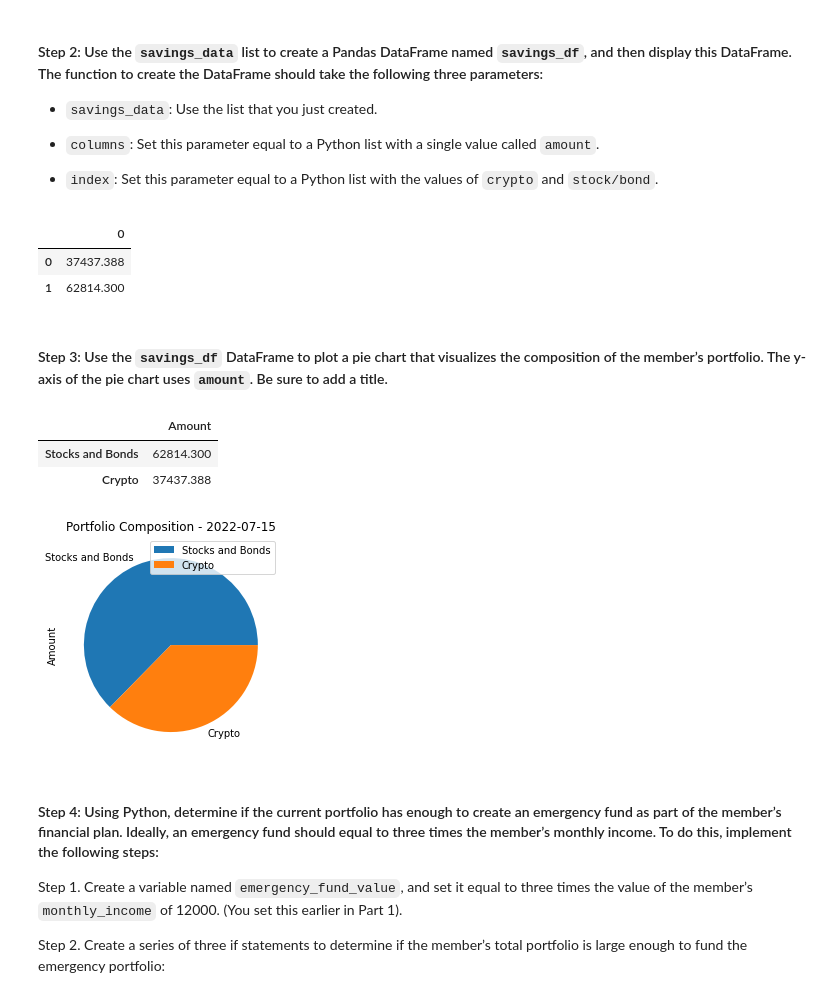
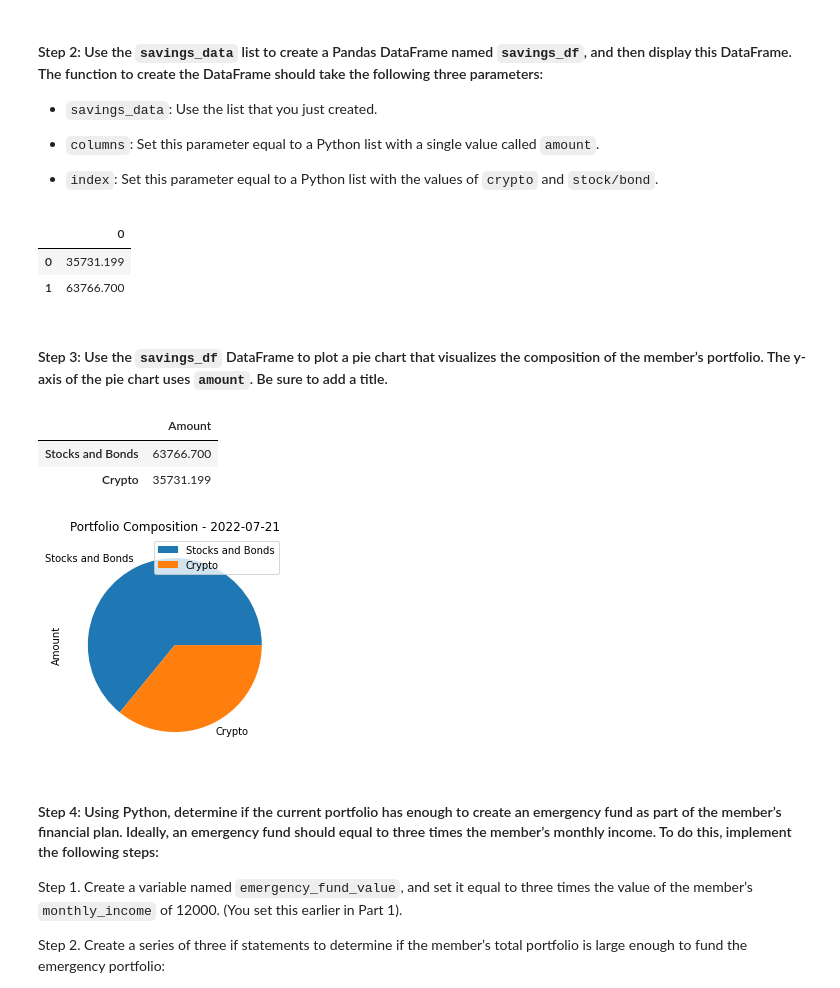
Before and after one commit to JeffSmith-ok/Financial_Planning_Monte_Carlo_Alpaca_API, a Jupyter notebook: financial_planning_tools.ipynb, the cells around one changed output. Saved outputs shown, nothing was run; the diff lists cells and outputs as text; code cells hidden in the pictures.

```diff
--- a/financial_planning_tools.ipynb
+++ b/financial_planning_tools.ipynb
@@ -236,8 +236,8 @@ tickers = ["SPY", "AGG"]
 # YOUR CODE HERE
 # YOUR CODE HERE
 timeframe = "1Day"
-start_date = pd.Timestamp("2022-07-15", tz="America/New_York").isoformat()
-end_date = pd.Timestamp("2022-07-15", tz="America/New_York").isoformat()
+start_date = pd.Timestamp("2022-07-20", tz="America/New_York").isoformat()
+end_date = pd.Timestamp("2022-07-20", tz="America/New_York").isoformat()
 # %% [markdown]
 #### Step 4: Get the current closing prices for `SPY` and `AGG` by using the Alpaca `get_bars` function. Format the response as a Pandas DataFrame by including the `df` property at the end of the `get_bars` function.
 # %%
@@ -388,24 +388,24 @@ savings_df = pd.DataFrame(data=savings_data)
 savings_df
 # %% [output]
 |  | 0 |
-| 0 | 37437.388 |
-| 1 | 62814.300 |
+| 0 | 35731.199 |
+| 1 | 63766.700 |
 # %% [markdown]
 #### Step 3: Use the `savings_df` DataFrame to plot a pie chart that visualizes the composition of the member’s portfolio. The y-axis of the pie chart uses `amount`. Be sure to add a title.
 # %%
 # Plot the total value of the member's portfolio (crypto and stock/bond) in a pie chart
 # YOUR CODE HERE
 pie_values_df = pd.DataFrame(
     {'Amount':[total_stocks_bonds, total_crypto_wallet]},
     index=['Stocks and Bonds', 'Crypto']
 )
-pie_values_df.plot.pie(y='Amount', title='Portfolio Composition - 2022-07-15')
+pie_values_df.plot.pie(y='Amount', title='Portfolio Composition - 2022-07-21')
 pie_values_df
 # %% [output]
 |  | Amount |
-| Stocks and Bonds | 62814.300 |
-| Crypto | 37437.388 |
+| Stocks and Bonds | 63766.700 |
+| Crypto | 35731.199 |
-[figure, old version]
+[figure, new version]
 # %% [markdown]
 #### Step 4: Using Python, determine if the current portfolio has enough to create an emergency fund as part of the member’s financial plan. Ideally, an emergency fund should equal to three times the member’s monthly income. To do this, implement the following steps:
 
```
Also changed, not shown: parts of 34 cells of this notebook.
